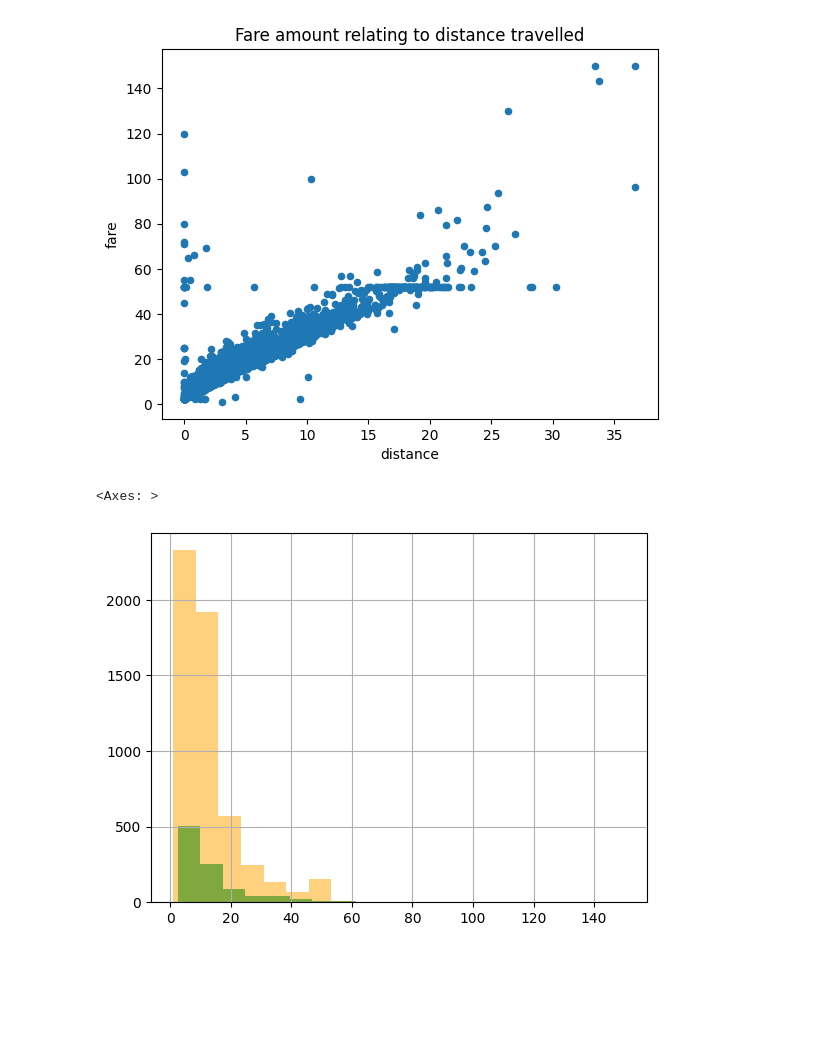
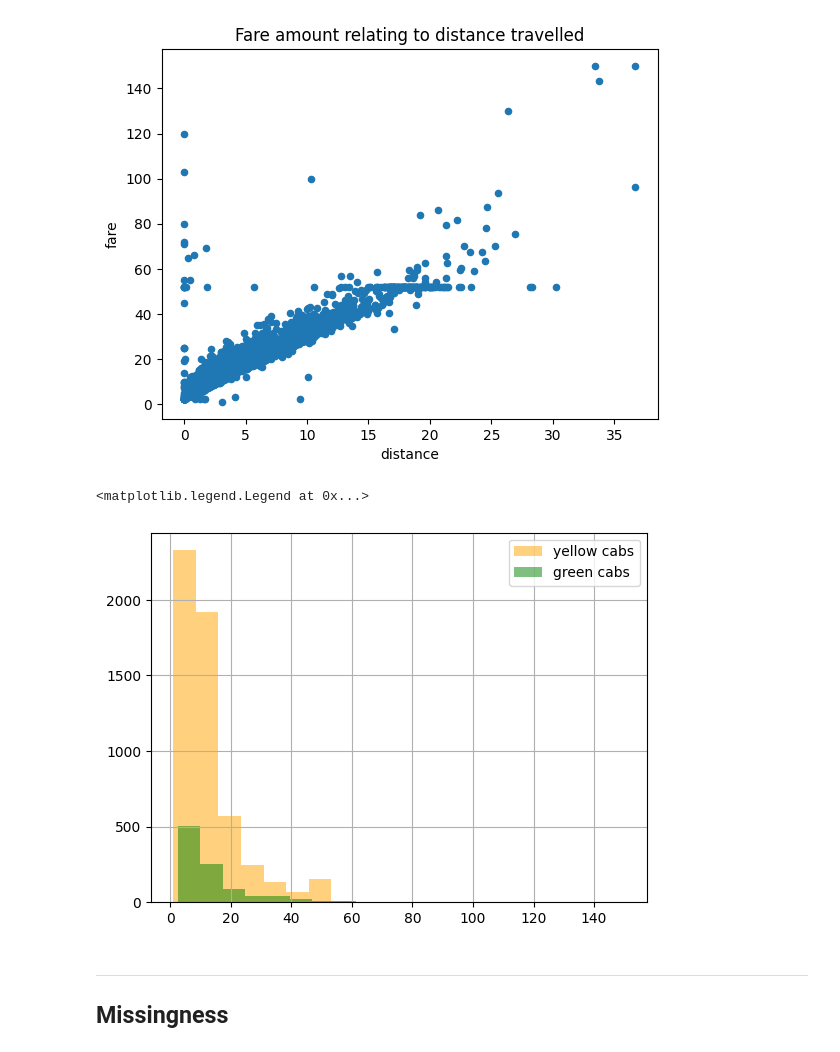
Before and after one commit to r-leyshon/py-pandas, a Jupyter notebook: data-manipulation/04-pd-plot.ipynb, the cells around one changed output. Drawn from its saved outputs; the diff is of its cells as text; code cells hidden in the pictures; blank space fills up the shorter version.

```diff
--- a/data-manipulation/04-pd-plot.ipynb
+++ b/data-manipulation/04-pd-plot.ipynb
@@ -71,7 +71,11 @@ taxis.plot(kind="scatter", x="distance", y="fare", title="Fare amount relating t
 # %%
 # Fare by taxi color?
 taxis[taxis["color"] == "yellow"]["fare"].hist(color="orange", bins=20, alpha=0.5)
 taxis[taxis["color"] == "green"]["fare"].hist(color="green", bins=20, alpha=0.5)
+plt.legend(["yellow cabs", "green cabs"])
 # %% [output]
-<Axes: >
+<matplotlib.legend.Legend at 0x...>
-[figure, old version]
+[figure, new version]
+# %% [markdown]
+***
+## Missingness
```
Also changed, not shown: parts of 6 cells of this notebook.
